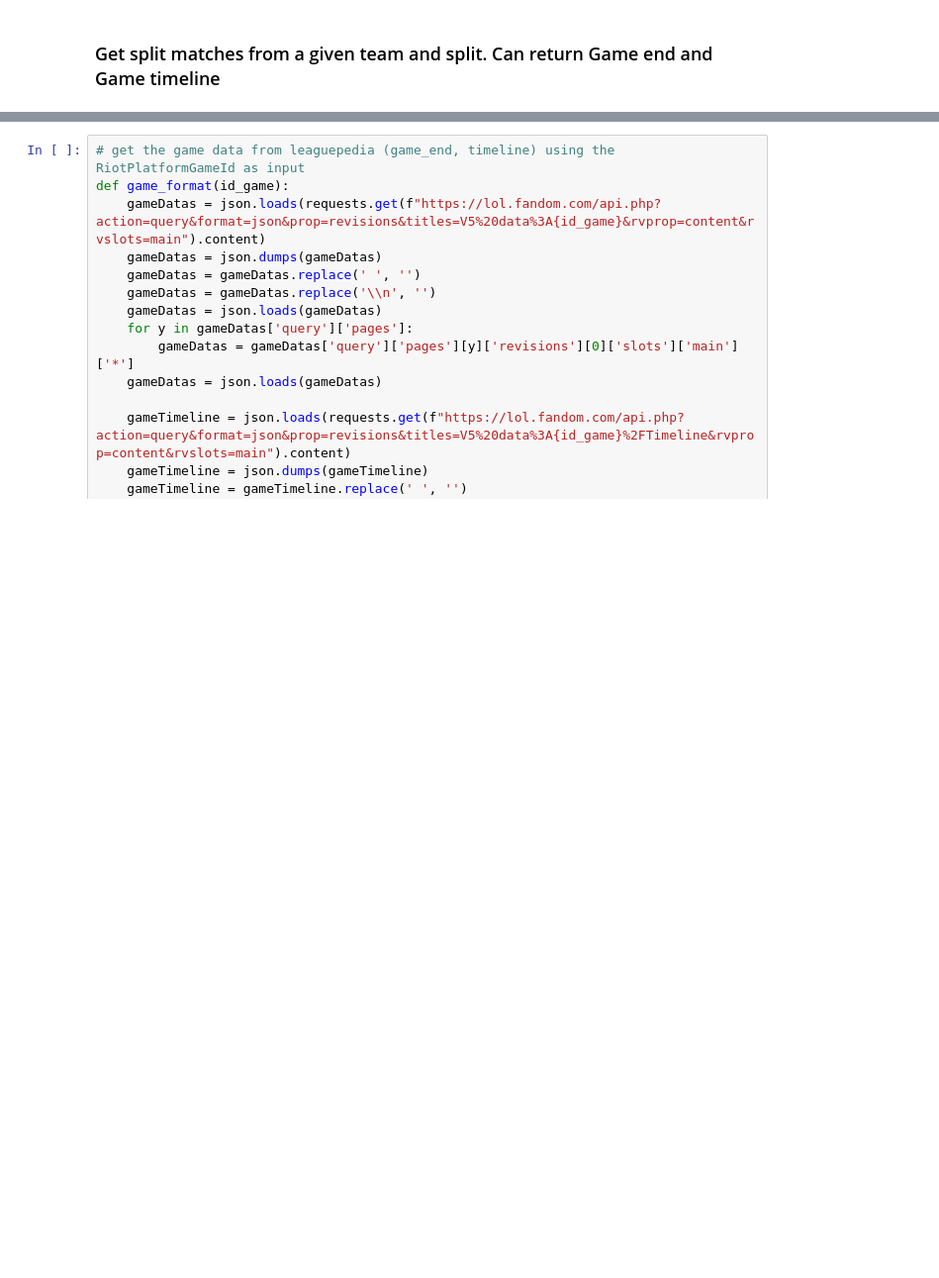
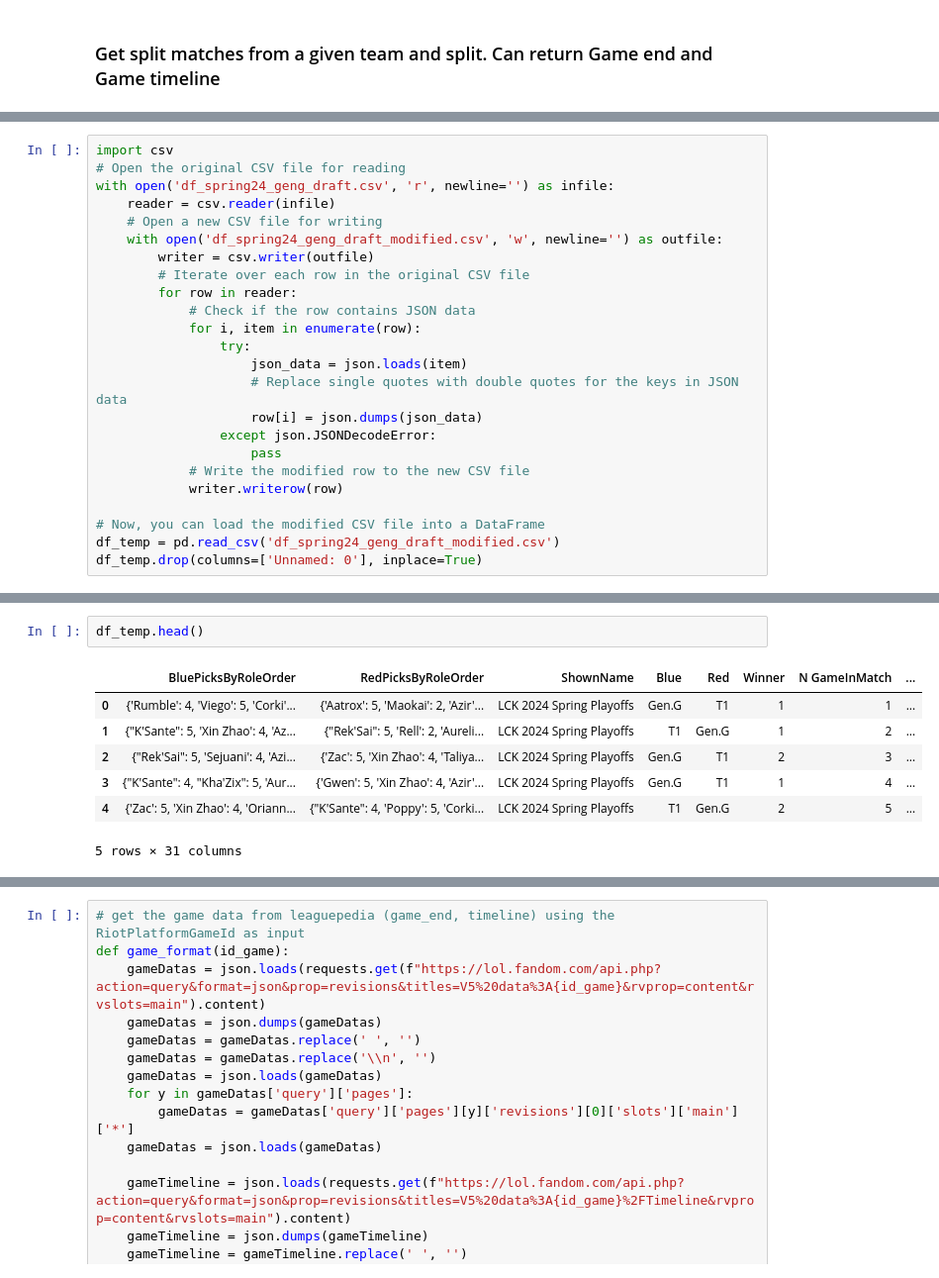
Before and after one commit to AntoninEfrei/RTR-Combine-, a Jupyter notebook: explo_leguepedia_api.ipynb, the cells around one changed output, grey strips where cells are left out. Shown at 99% size. Drawn from its saved outputs; the diff is of its cells as text; blank space fills up the shorter version.

```diff
--- a/explo_leguepedia_api.ipynb
+++ b/explo_leguepedia_api.ipynb
@@ -49,0 +189,24 @@ df_spring24.head()
+# %%
+import csv
+# Open the original CSV file for reading
+with open('df_spring24_geng_draft.csv', 'r', newline='') as infile:
+    reader = csv.reader(infile)
+    # Open a new CSV file for writing
+    with open('df_spring24_geng_draft_modified.csv', 'w', newline='') as outfile:
+        writer = csv.writer(outfile)
+        # Iterate over each row in the original CSV file
+        for row in reader:
+            # Check if the row contains JSON data
+            for i, item in enumerate(row):
+                try:
+                    json_data = json.loads(item)
+                    # Replace single quotes with double quotes for the keys in JSON data
+                    row[i] = json.dumps(json_data)
+                except json.JSONDecodeError:
+                    pass
+            # Write the modified row to the new CSV file
+            writer.writerow(row)
+
+# Now, you can load the modified CSV file into a DataFrame
+df_temp = pd.read_csv('df_spring24_geng_draft_modified.csv')
+df_temp.drop(columns=['Unnamed: 0'], inplace=True)
@@ -49,0 +226,10 @@ df_spring24.head()
+# %%
+df_temp.head()
+# %% [output]
+|  | BluePicksByRoleOrder | RedPicksByRoleOrder | ShownName | Blue | Red | Winner | N GameInMatch | ... |
+| 0 | {'Rumble': 4, 'Viego': 5, 'Corki'... | {'Aatrox': 5, 'Maokai': 2, 'Azir'... | LCK 2024 Spring Playoffs | Gen.G | T1 | 1 | 1 | ... |
+| 1 | {"K'Sante": 5, 'Xin Zhao': 4, 'Az... | {"Rek'Sai": 5, 'Rell': 2, 'Aureli... | LCK 2024 Spring Playoffs | T1 | Gen.G | 1 | 2 | ... |
+| 2 | {"Rek'Sai": 5, 'Sejuani': 4, 'Azi... | {'Zac': 5, 'Xin Zhao': 4, 'Taliya... | LCK 2024 Spring Playoffs | Gen.G | T1 | 2 | 3 | ... |
+| 3 | {"K'Sante": 4, "Kha'Zix": 5, 'Aur... | {'Gwen': 5, 'Xin Zhao': 4, 'Azir'... | LCK 2024 Spring Playoffs | Gen.G | T1 | 1 | 4 | ... |
+| 4 | {'Zac': 5, 'Xin Zhao': 4, 'Oriann... | {"K'Sante": 4, 'Poppy': 5, 'Corki... | LCK 2024 Spring Playoffs | T1 | Gen.G | 2 | 5 | ... |
+5 rows × 31 columns
```
Also changed, not shown: parts of 11 cells of this notebook, 1 other file.
